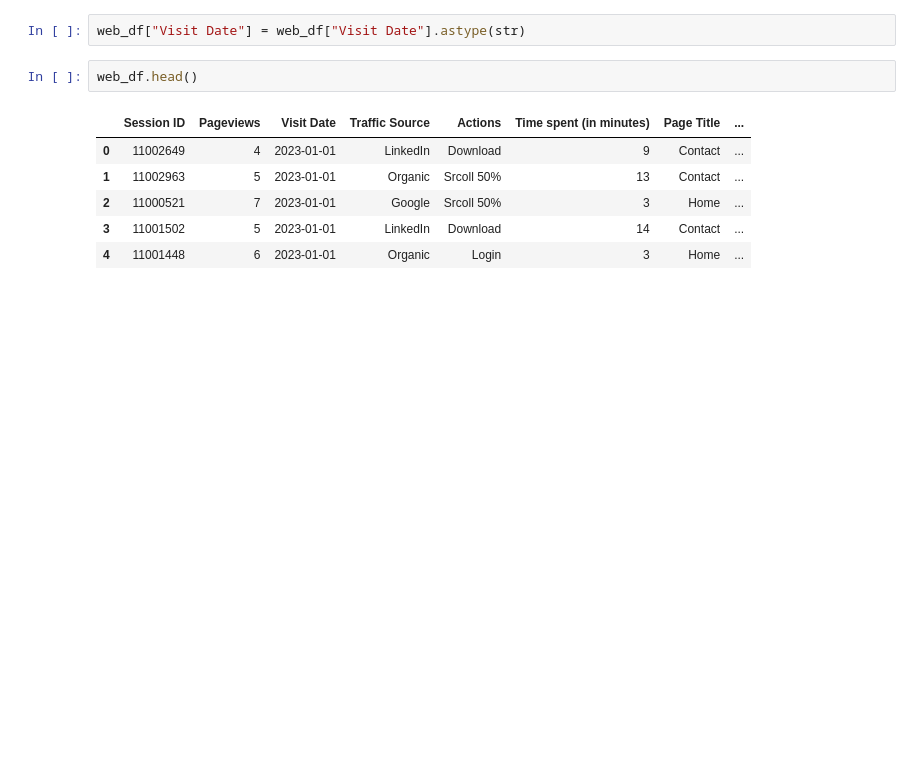
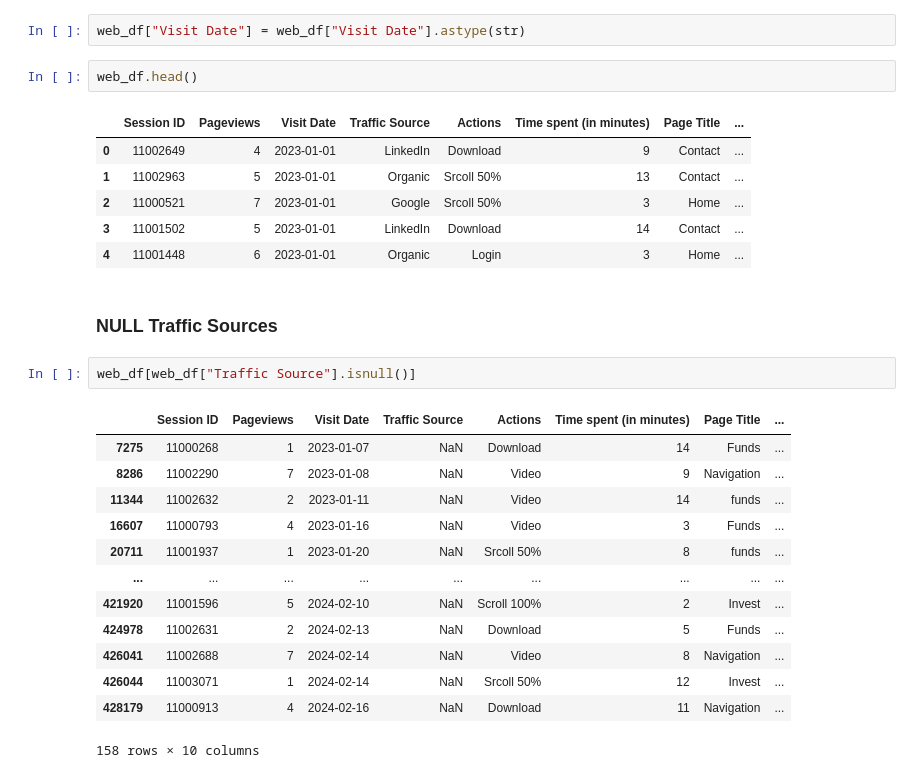
Before and after one commit to dsu1na/mi_jpmc_assignment, a Jupyter notebook: exploratory_analysis/web_traffic.ipynb, the cells around one changed output. Cells and saved outputs as stored; diff of their text form; blank space fills up the shorter version.

```diff
--- a/exploratory_analysis/web_traffic.ipynb
+++ b/exploratory_analysis/web_traffic.ipynb
@@ -495,3 +495,21 @@ web_df.head()
 | 2 | 11000521 | 7 | 2023-01-01 | Google | Srcoll 50% | 3 | Home | ... |
 | 3 | 11001502 | 5 | 2023-01-01 | LinkedIn | Download | 14 | Contact | ... |
 | 4 | 11001448 | 6 | 2023-01-01 | Organic | Login | 3 | Home | ... |
+# %% [markdown]
+### NULL Traffic Sources
+# %%
+web_df[web_df["Traffic Source"].isnull()]
+# %% [output]
+|  | Session ID | Pageviews | Visit Date | Traffic Source | Actions | Time spent (in minutes) | Page Title | ... |
+| 7275 | 11000268 | 1 | 2023-01-07 | NaN | Download | 14 | Funds | ... |
+| 8286 | 11002290 | 7 | 2023-01-08 | NaN | Video | 9 | Navigation | ... |
+| 11344 | 11002632 | 2 | 2023-01-11 | NaN | Video | 14 | funds | ... |
+| 16607 | 11000793 | 4 | 2023-01-16 | NaN | Video | 3 | Funds | ... |
+| 20711 | 11001937 | 1 | 2023-01-20 | NaN | Srcoll 50% | 8 | funds | ... |
+| ... | ... | ... | ... | ... | ... | ... | ... | ... |
+| 421920 | 11001596 | 5 | 2024-02-10 | NaN | Scroll 100% | 2 | Invest | ... |
+| 424978 | 11002631 | 2 | 2024-02-13 | NaN | Download | 5 | Funds | ... |
+| 426041 | 11002688 | 7 | 2024-02-14 | NaN | Video | 8 | Navigation | ... |
+| 426044 | 11003071 | 1 | 2024-02-14 | NaN | Srcoll 50% | 12 | Invest | ... |
+| 428179 | 11000913 | 4 | 2024-02-16 | NaN | Download | 11 | Navigation | ... |
+158 rows × 10 columns
```
Also changed, not shown: parts of 12 cells of this notebook, 5 other files.
